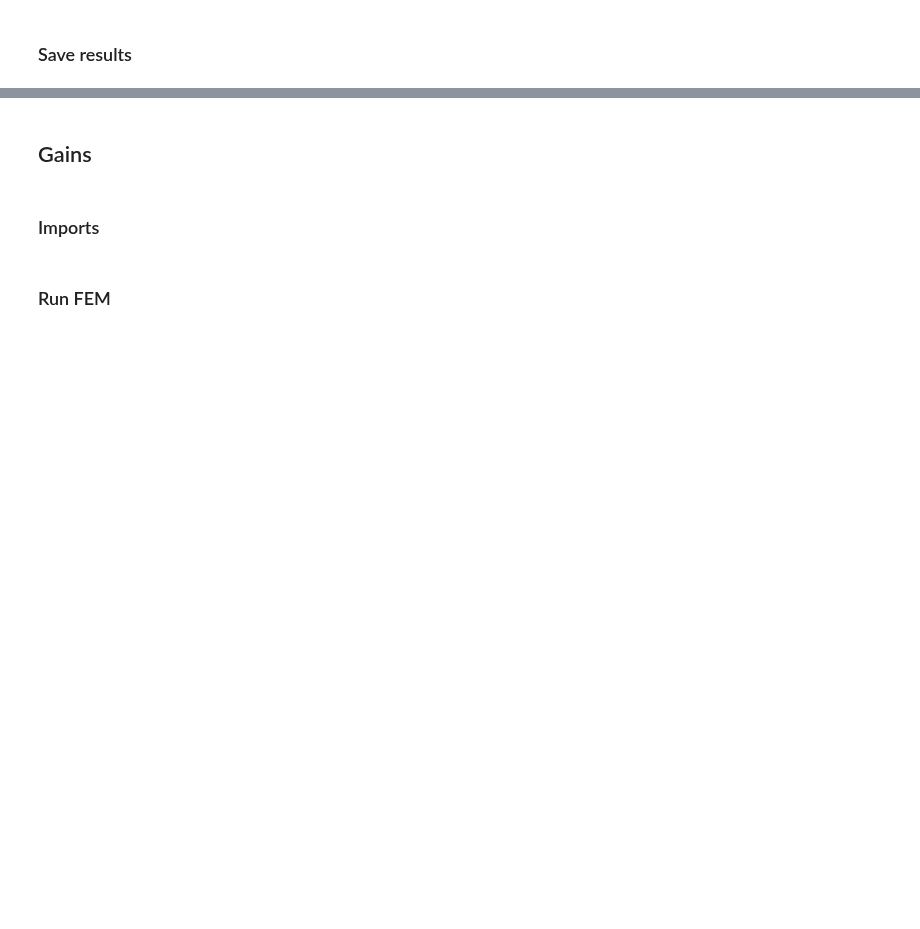
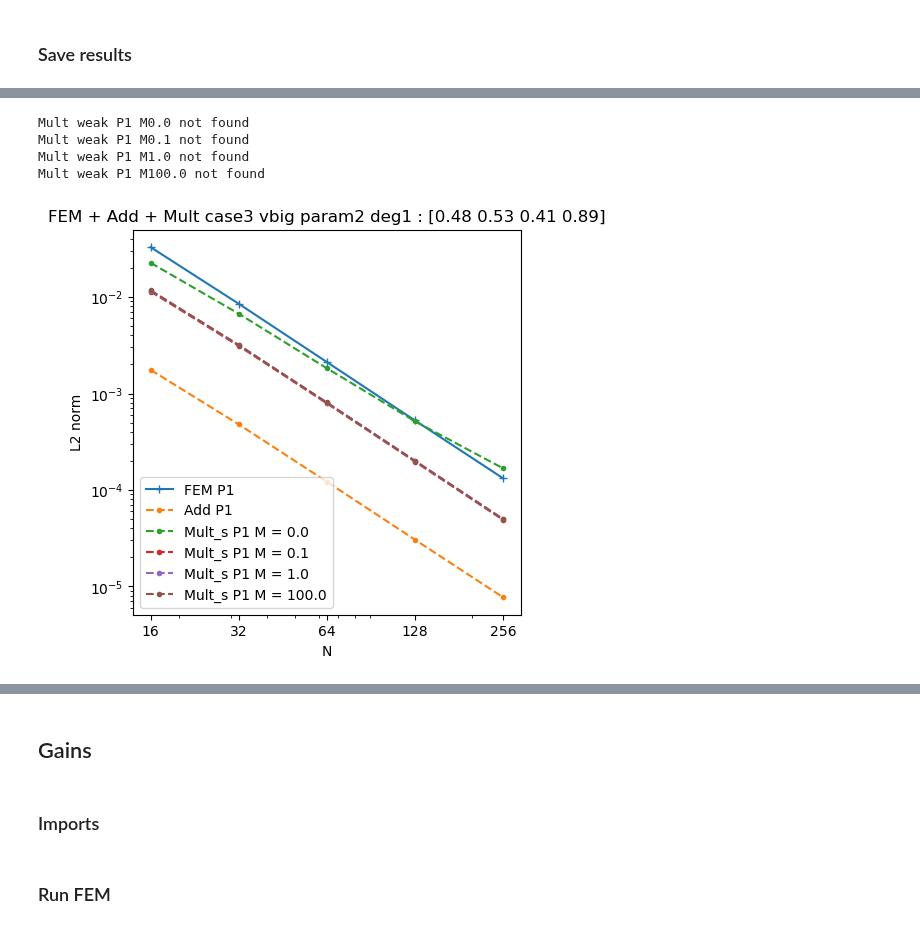
Before and after one commit to flecourtier/Article1, a Jupyter notebook: tests_FEniCS/test_2D_new/testcase3.ipynb, the cells around one changed output, grey strips where cells are left out. Drawn from its saved outputs; the diff is of its cells as text; code cells hidden in the pictures; blank space fills up the shorter version.

```diff
--- a/tests_FEniCS/test_2D_new/testcase3.ipynb
+++ b/tests_FEniCS/test_2D_new/testcase3.ipynb
@@ -127,0 +146,6 @@ compute_error_estimations_Corr_all(param_num,problem,high_degree,u_theta,new_run
+# %%
+tab_M = [0.0,0.1,1.0,100.0]
+
+for M in tab_M:
+    print("#### M = ",M)
+    compute_error_estimations_Mult_all(param_num,problem,high_degree,u_theta,M=M,new_run=False,result_dir=result_dir,plot_cvg=False)
@@ -134,2 +176,11 @@ plot_Corr_vs_FEM(param_num,problem,result_dir=result_dir)
+# %%
+degree = 1
+plot_Mult_vs_Add_vs_FEM(param_num,problem,degree,tab_M,result_dir=result_dir)
+# %% [output]
+Mult weak P1 M0.0 not found
+Mult weak P1 M0.1 not found
+Mult weak P1 M1.0 not found
+Mult weak P1 M100.0 not found
+[figure, added]
 # %%
 
```
Also changed, not shown: parts of 13 cells of this notebook, 33 other files.
